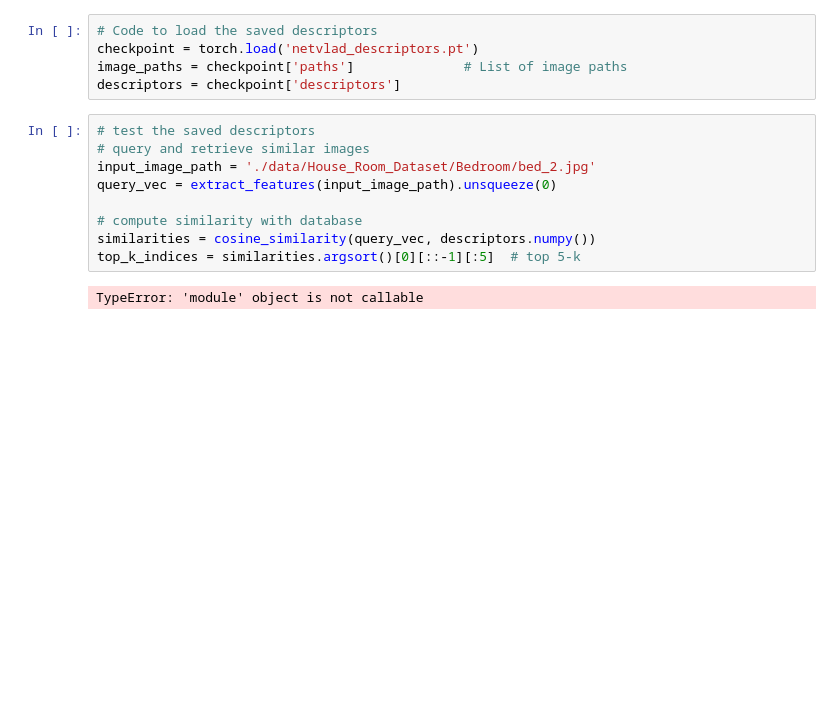
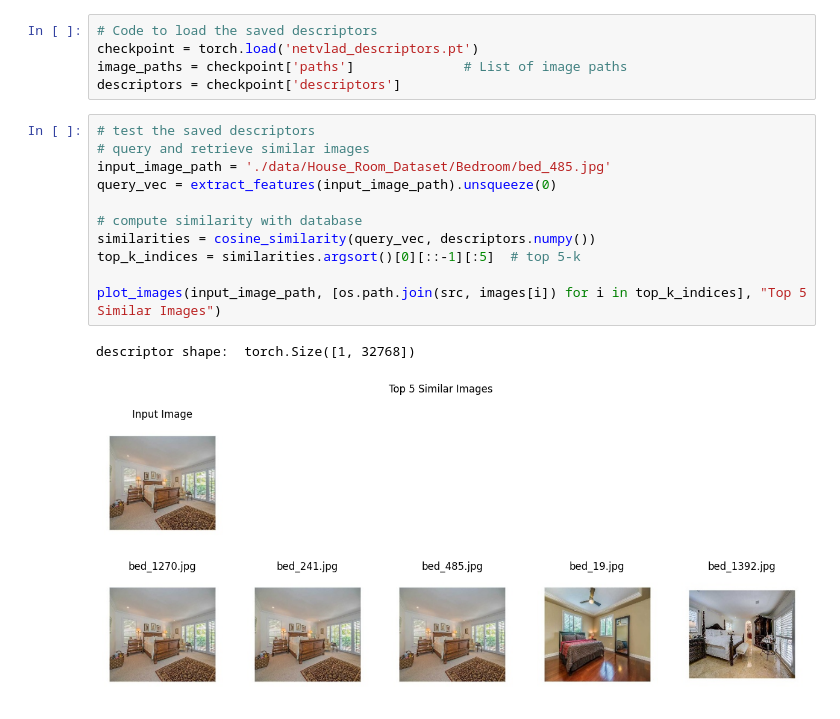
Before and after one commit to v-diepttn147/image-retrieval, a Jupyter notebook: test.ipynb, the cells around one changed output. Cells and saved outputs as stored; diff of their text form; blank space fills up the shorter version.

```diff
--- a/test.ipynb
+++ b/test.ipynb
@@ -124,11 +104,14 @@ descriptors = checkpoint['descriptors']
 # %%
 # test the saved descriptors
 # query and retrieve similar images
-input_image_path = './data/House_Room_Dataset/Bedroom/bed_2.jpg'
+input_image_path = './data/House_Room_Dataset/Bedroom/bed_485.jpg'
 query_vec = extract_features(input_image_path).unsqueeze(0)
 
 # compute similarity with database
 similarities = cosine_similarity(query_vec, descriptors.numpy())
 top_k_indices = similarities.argsort()[0][::-1][:5]  # top 5-k
+
+plot_images(input_image_path, [os.path.join(src, images[i]) for i in top_k_indices], "Top 5 Similar Images")
 # %% [output]
-TypeError: 'module' object is not callable
+descriptor shape:  torch.Size([1, 32768])
+[figure, added]
```
Also changed, not shown: parts of 2 cells of this notebook.
